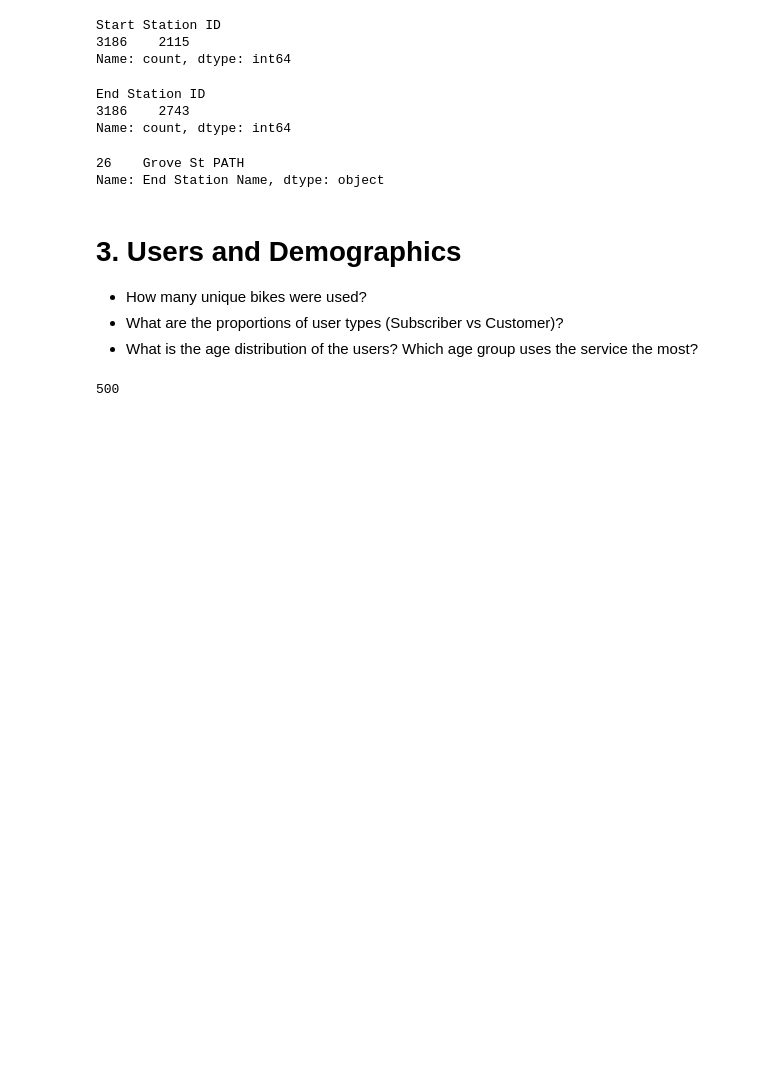
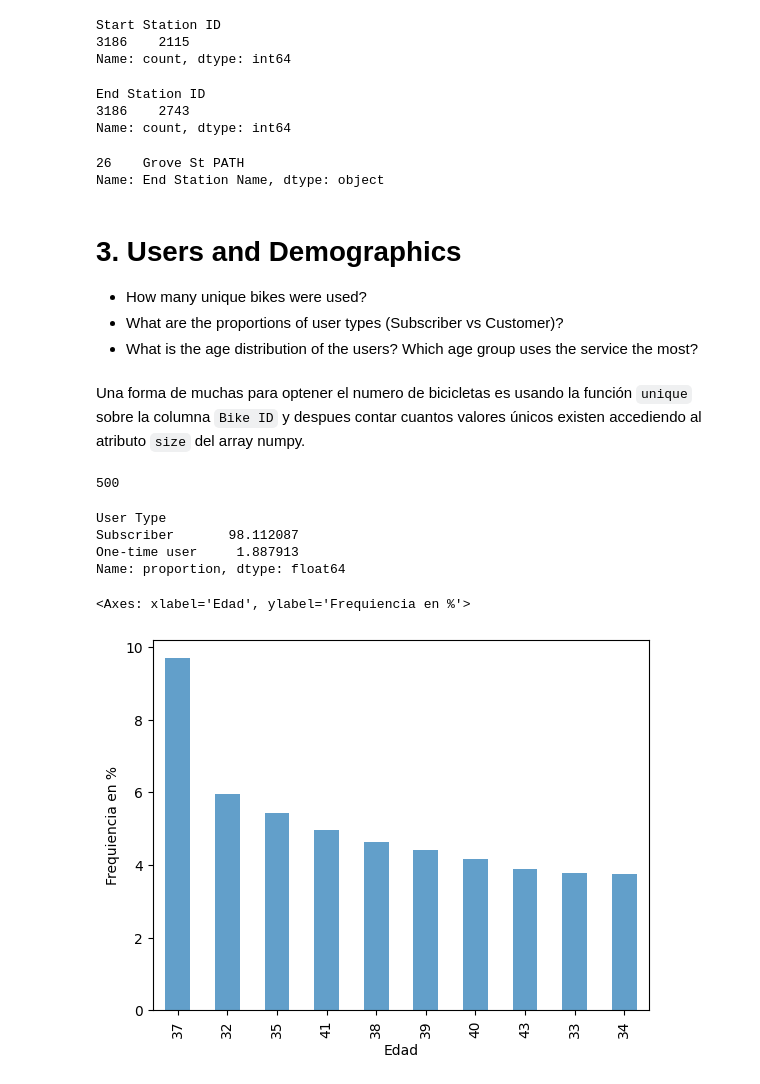
Before and after one commit to franpelirrojo/data_analysis_bike, a Jupyter notebook: nybike.ipynb, the cells around one changed output. Cells and saved outputs as stored; diff of their text form; code cells hidden in the pictures; blank space fills up the shorter version.

```diff
--- a/nybike.ipynb
+++ b/nybike.ipynb
@@ -123,7 +119,23 @@ Name: End Station Name, dtype: object
   - How many unique bikes were used?
   - What are the proportions of user types (Subscriber vs Customer)?
   - What is the age distribution of the users? Which age group uses the service the most?
-# %%
-df_citibike.loc[:, "Bike ID"].unique().size
-# %% [output]
-500
+# %% [markdown]
+Una forma de muchas para optener el numero de bicicletas es usando la función `unique` sobre la columna `Bike ID` y despues contar cuantos valores únicos existen accediendo al atributo `size` del array numpy.
+# %%
+df_citibike.loc[:, "Bike ID"].unique().size
+# %% [output]
+500
+# %%
+df_citibike.value_counts("User Type", normalize=True).mul(100)
+# %% [output]
+User Type
+Subscriber       98.112087
+One-time user     1.887913
+Name: proportion, dtype: float64
+# %%
+df_por_edad=df_citibike.value_counts("Age", normalize=True).mul(100).head(10)
+# %%
+df_por_edad.plot.bar(alpha=0.7, xlabel="Edad", ylabel="Frequiencia en %")
+# %% [output]
+<Axes: xlabel='Edad', ylabel='Frequiencia en %'>
+[figure, added]
```
Also changed, not shown: parts of 17 cells of this notebook.
